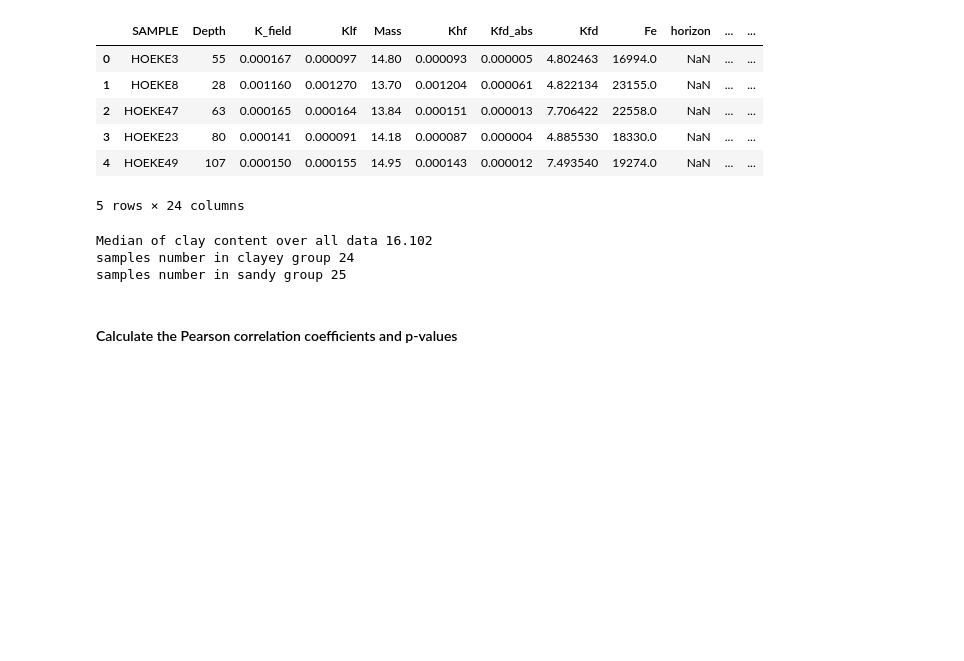
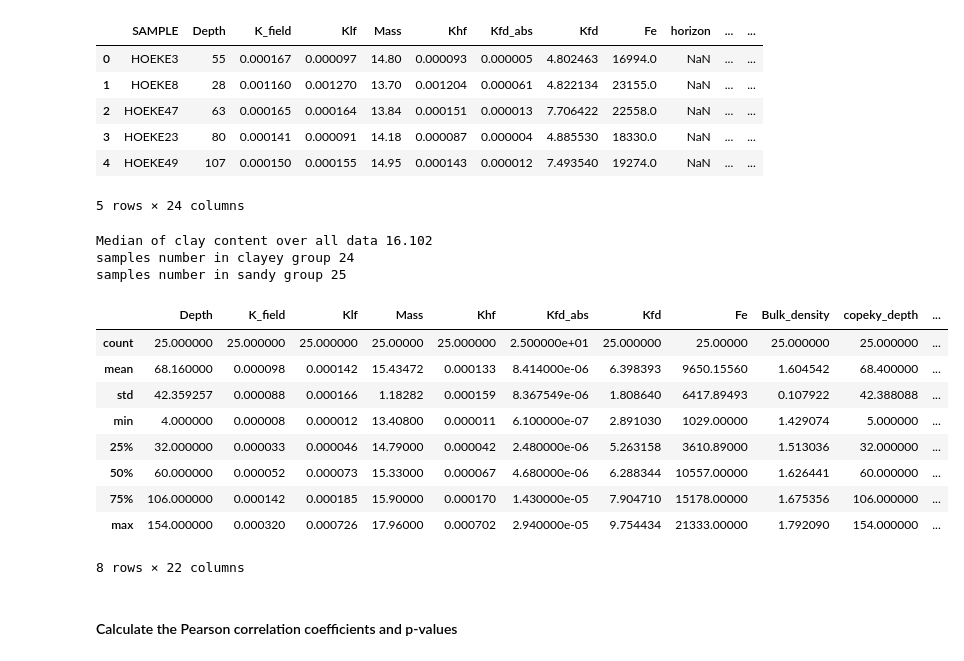
Before and after one commit to SENSE-UGent/kappa-CEC, a Jupyter notebook: CEC-PTF.ipynb, the cells around one changed output. Saved outputs shown, nothing was run; the diff lists cells and outputs as text; code cells hidden in the pictures; blank space fills up the shorter version.

```diff
--- a/CEC-PTF.ipynb
+++ b/CEC-PTF.ipynb
@@ -40,19 +40,30 @@ df.head()
 # %%
 median_humus = df['Humus'].median()
 top_soil = df[df['Humus'] > median_humus]
 sub_soil = df[df['Humus'] <= median_humus]
 median_clay = df['Clay'].median()
 print('Median of clay content over all data', median_clay)
 
 clayey_soil = df[df['Clay'] > median_clay]
 print('samples number in clayey group', len(clayey_soil.Clay.values))
 
 sandy_soil = df[df['Clay'] <= median_clay]
 print('samples number in sandy group', len(sandy_soil.Clay.values))
+sandy_soil.describe()
 # %% [output]
 Median of clay content over all data 16.102
 samples number in clayey group 24
 samples number in sandy group 25
+|  | Depth | K_field | Klf | Mass | Khf | Kfd_abs | Kfd | Fe | Bulk_density | copeky_depth | ... |
+| count | 25.000000 | 25.000000 | 25.000000 | 25.00000 | 25.000000 | 2.500000e+01 | 25.000000 | 25.00000 | 25.000000 | 25.000000 | ... |
+| mean | 68.160000 | 0.000098 | 0.000142 | 15.43472 | 0.000133 | 8.414000e-06 | 6.398393 | 9650.15560 | 1.604542 | 68.400000 | ... |
+| std | 42.359257 | 0.000088 | 0.000166 | 1.18282 | 0.000159 | 8.367549e-06 | 1.808640 | 6417.89493 | 0.107922 | 42.388088 | ... |
+| min | 4.000000 | 0.000008 | 0.000012 | 13.40800 | 0.000011 | 6.100000e-07 | 2.891030 | 1029.00000 | 1.429074 | 5.000000 | ... |
+| 25% | 32.000000 | 0.000033 | 0.000046 | 14.79000 | 0.000042 | 2.480000e-06 | 5.263158 | 3610.89000 | 1.513036 | 32.000000 | ... |
+| 50% | 60.000000 | 0.000052 | 0.000073 | 15.33000 | 0.000067 | 4.680000e-06 | 6.288344 | 10557.00000 | 1.626441 | 60.000000 | ... |
+| 75% | 106.000000 | 0.000142 | 0.000185 | 15.90000 | 0.000170 | 1.430000e-05 | 7.904710 | 15178.00000 | 1.675356 | 106.000000 | ... |
+| max | 154.000000 | 0.000320 | 0.000726 | 17.96000 | 0.000702 | 2.940000e-05 | 9.754434 | 21333.00000 | 1.792090 | 154.000000 | ... |
+8 rows × 22 columns
 # %% [markdown]
 ####  Calculate the Pearson correlation coefficients and p-values
 # %%
```
Also changed, not shown: parts of 9 cells of this notebook, 9 other files.
